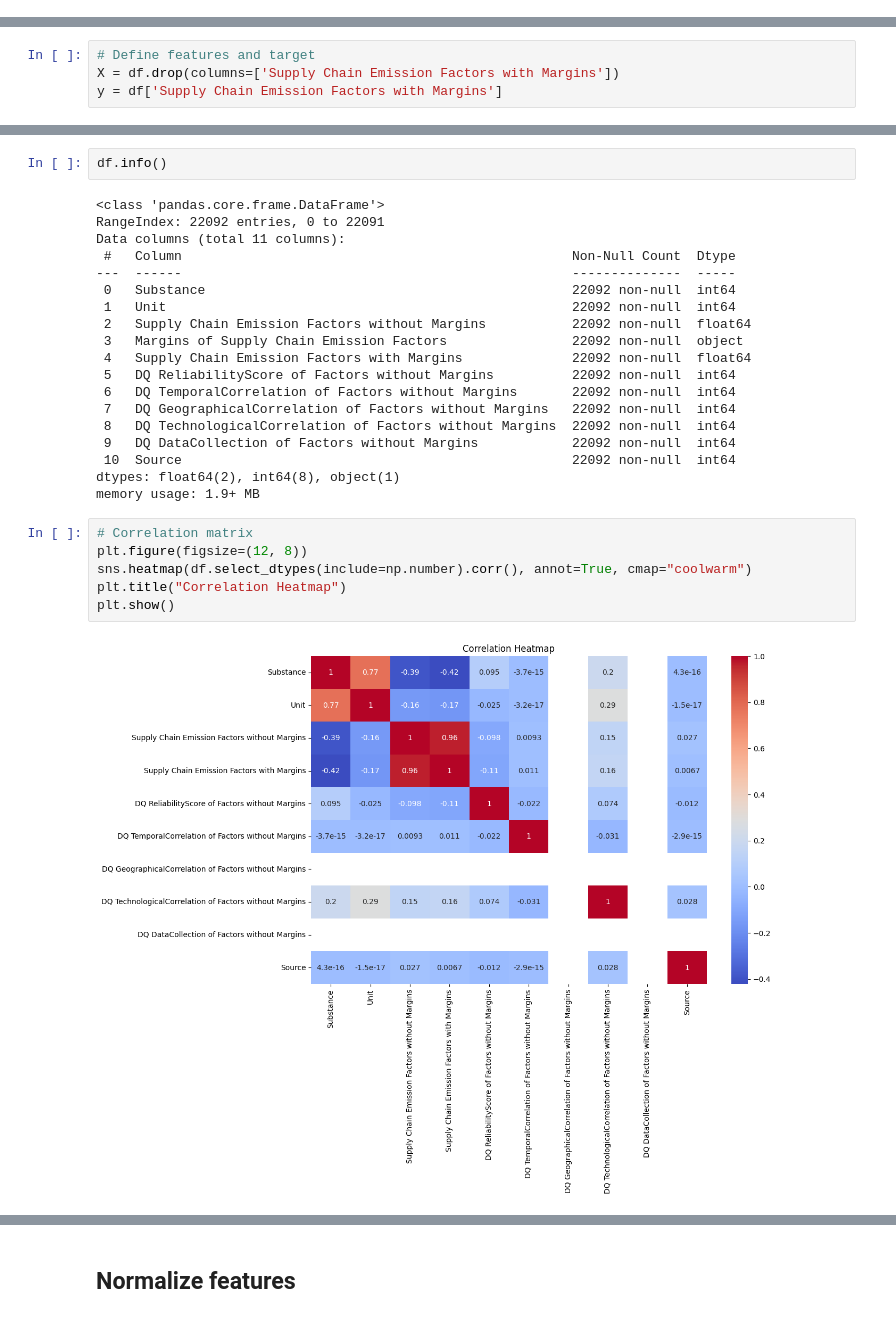
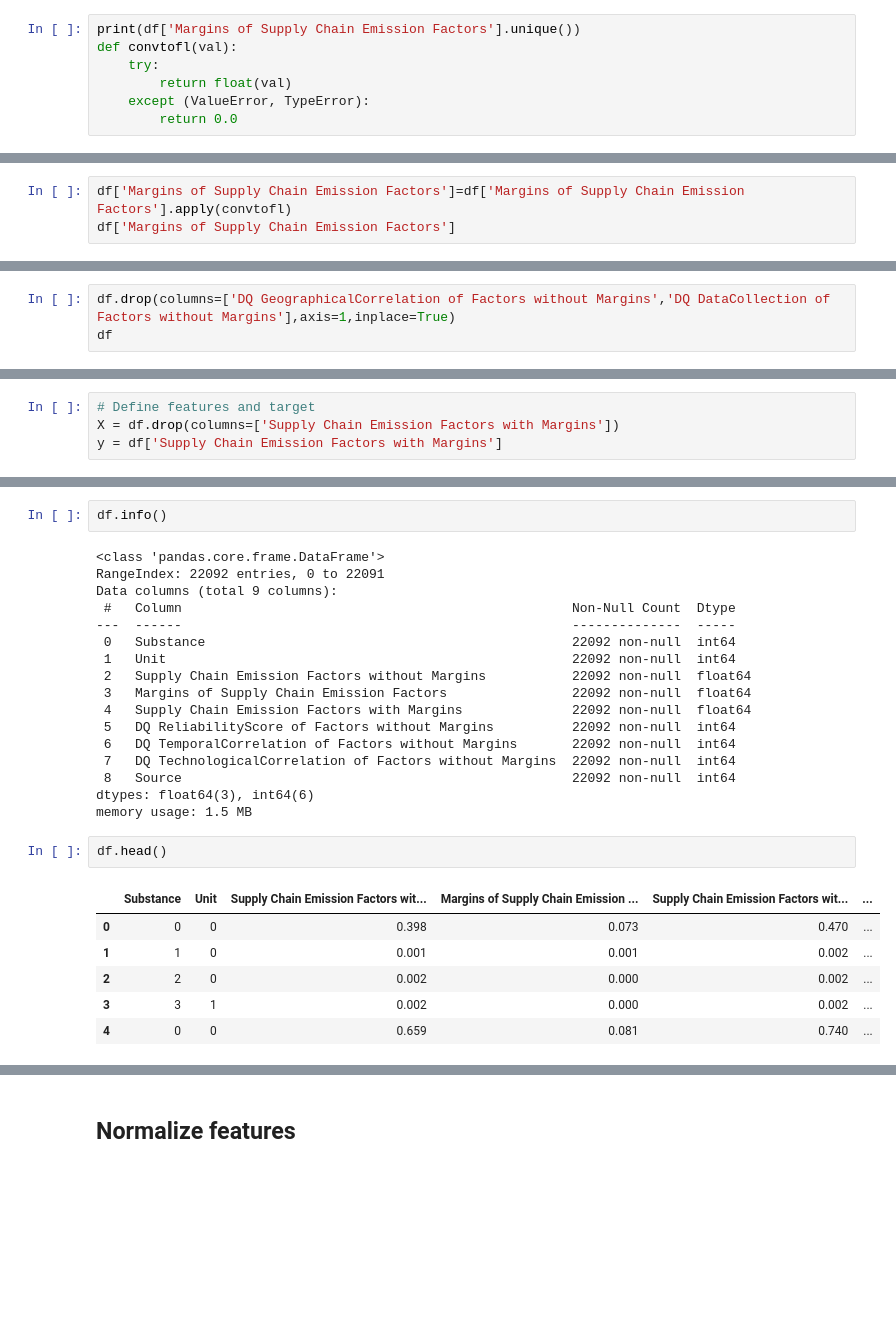
Before and after one commit to manya-1511/Green_House_Gas_Emmision_Prediction, a Jupyter notebook: GHGP.ipynb, the cells around one changed output, grey strips where cells are left out. Saved outputs shown, nothing was run; the diff lists cells and outputs as text; blank space fills up the shorter version.

```diff
--- a/GHGP.ipynb
+++ b/GHGP.ipynb
@@ -309,0 +247,7 @@ df.drop(columns=['Name','Code','Year'], inplace=True)
+# %%
+print(df['Margins of Supply Chain Emission Factors'].unique())
+def convtofl(val):
+    try:
+        return float(val)
+    except (ValueError, TypeError):
+        return 0.0
@@ -309,0 +272,3 @@ df.drop(columns=['Name','Code','Year'], inplace=True)
+# %%
+df['Margins of Supply Chain Emission Factors']=df['Margins of Supply Chain Emission Factors'].apply(convtofl)
+df['Margins of Supply Chain Emission Factors']
@@ -313,0 +311,3 @@ df.shape
+# %%
+df.drop(columns=['DQ GeographicalCorrelation of Factors without Margins','DQ DataCollection of Factors without Margins'],axis=1,inplace=True)
+df
@@ -360,27 +342,26 @@ df.info()
 # %% [output]
 <class 'pandas.core.frame.DataFrame'>
 RangeIndex: 22092 entries, 0 to 22091
-Data columns (total 11 columns):
+Data columns (total 9 columns):
  #   Column                                                  Non-Null Count  Dtype
 ---  ------                                                  --------------  -----
  0   Substance                                               22092 non-null  int64
  1   Unit                                                    22092 non-null  int64
  2   Supply Chain Emission Factors without Margins           22092 non-null  float64
- 3   Margins of Supply Chain Emission Factors                22092 non-null  object
+ 3   Margins of Supply Chain Emission Factors                22092 non-null  float64
  4   Supply Chain Emission Factors with Margins              22092 non-null  float64
  5   DQ ReliabilityScore of Factors without Margins          22092 non-null  int64
  6   DQ TemporalCorrelation of Factors without Margins       22092 non-null  int64
- 7   DQ GeographicalCorrelation of Factors without Margins   22092 non-null  int64
- 8   DQ TechnologicalCorrelation of Factors without Margins  22092 non-null  int64
- 9   DQ DataCollection of Factors without Margins            22092 non-null  int64
- 10  Source                                                  22092 non-null  int64
-dtypes: float64(2), int64(8), object(1)
-memory usage: 1.9+ MB
+ 7   DQ TechnologicalCorrelation of Factors without Margins  22092 non-null  int64
+ 8   Source                                                  22092 non-null  int64
+dtypes: float64(3), int64(6)
+memory usage: 1.5 MB
-# %%
-# Correlation matrix
-plt.figure(figsize=(12, 8))
-sns.heatmap(df.select_dtypes(include=np.number).corr(), annot=True, cmap="coolwarm")
-plt.title("Correlation Heatmap")
-plt.show()
-# %% [output]
-[figure, removed]
+# %%
+df.head()
+# %% [output]
+|  | Substance | Unit | Supply Chain Emission Factors wit... | Margins of Supply Chain Emission ... | Supply Chain Emission Factors wit... | ... |
+| 0 | 0 | 0 | 0.398 | 0.073 | 0.470 | ... |
+| 1 | 1 | 0 | 0.001 | 0.001 | 0.002 | ... |
+| 2 | 2 | 0 | 0.002 | 0.000 | 0.002 | ... |
+| 3 | 3 | 1 | 0.002 | 0.000 | 0.002 | ... |
+| 4 | 0 | 0 | 0.659 | 0.081 | 0.740 | ... |
```
Also changed, not shown: parts of 37 cells of this notebook.
